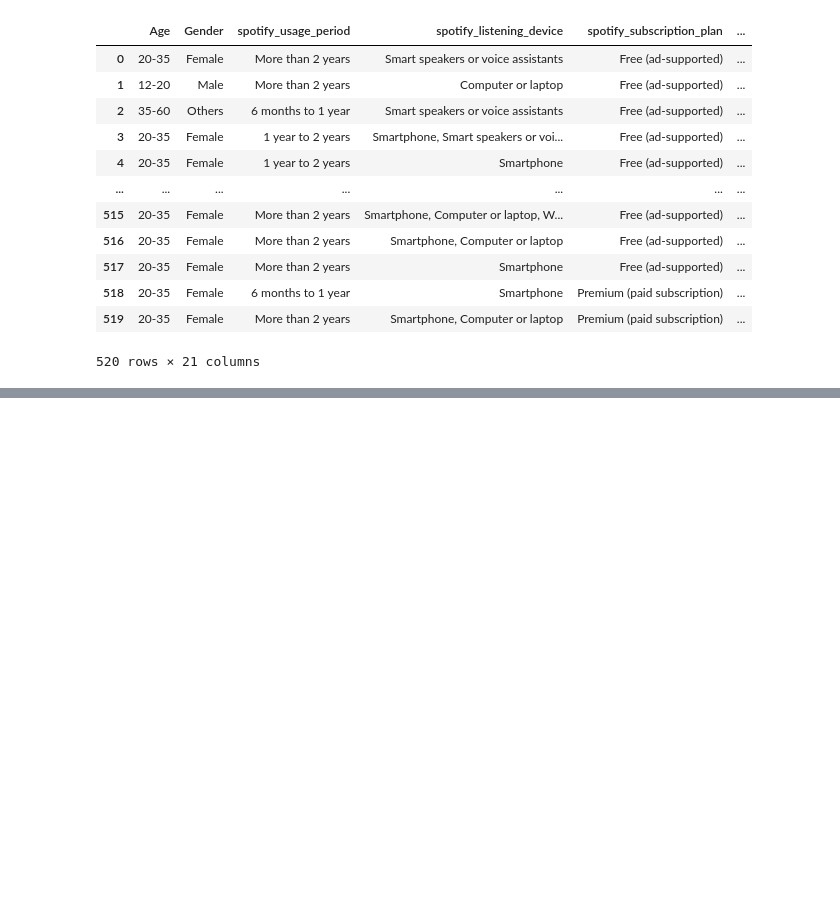
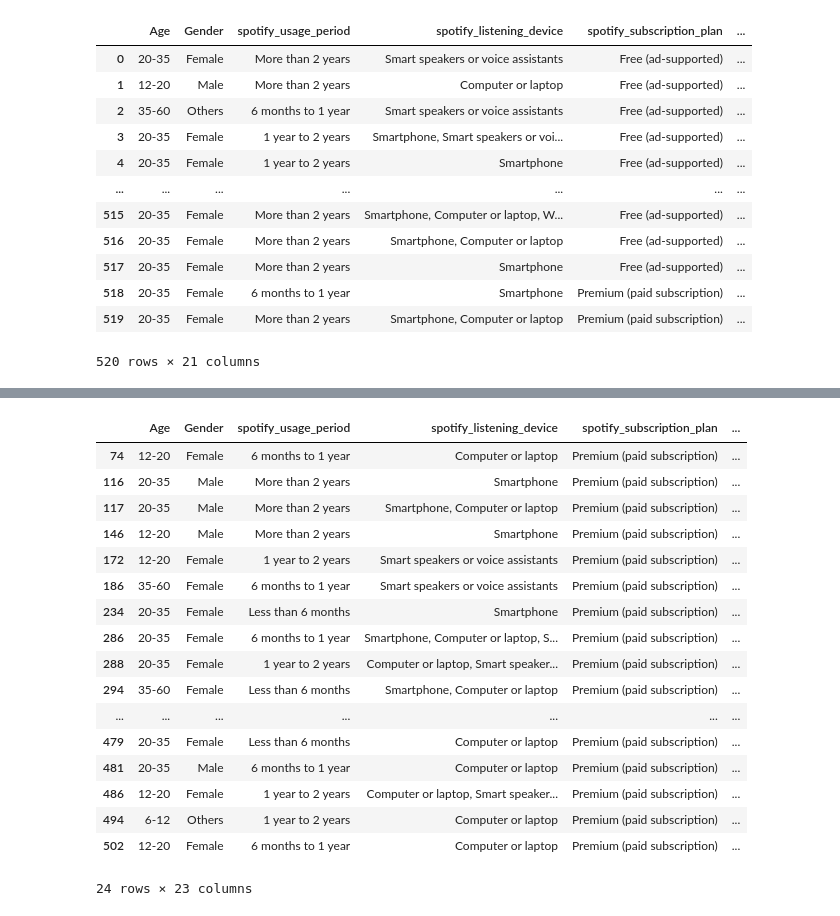
Before and after one commit to Joy-9707/sparta_practice, a Jupyter notebook: 실전프로젝트/spotify.ipynb, the cells around one changed output, grey strips where cells are left out. Saved outputs shown, nothing was run; the diff lists cells and outputs as text; code cells hidden in the pictures; blank space fills up the shorter version.

```diff
--- a/실전프로젝트/spotify.ipynb
+++ b/실전프로젝트/spotify.ipynb
@@ -428,0 +571,3 @@ df
+# %%
+df = random_numbers(df)
+df.loc[:,['spotify_usage_period','Frequency']].head()
@@ -428,0 +581,23 @@ df
+# %%
+# monetary 계산
+
+def calculate_price(df):
+    df['purchased'] = None
+
+    for index, row in df.iterrows():
+        if (row['spotify_subscription_plan'] == 'Premium (paid subscription)' and row['premium_sub_willingness'] == 'Yes'):
+            df.at[index, 'purchased'] = row['premium_price']
+        elif(row['spotify_subscription_plan'] == 'Premium (paid subscription)' and row['premium_sub_willingness'] == 'No'):
+            df.at[index, 'purchased'] = row['premium_price']  # (17/24)
+        elif(row['spotify_subscription_plan'] == 'Free (ad-supported)'):
+            df.at[index, 'purchased'] = 0
+
+    df['purchased'].fillna(value=119, inplace=True)
+    # mask = (df['spotify_subscription_plan'] == 'Free (ad-supported)' & (df['premium_sub_willingness'] == 'Yes'))
+
+    # df.loc[mask, 'purchased'] = df.loc[mask, 'premium_price']
+
+    return df
+# %%
+df = calculate_price(df)
+df.loc[:,['spotify_subscription_plan','premium_sub_willingness', 'preffered_premium_plan', 'purchased']]
@@ -428,0 +640,21 @@ df
+# %%
+df[(df['spotify_subscription_plan']=='Premium (paid subscription)') & (df['premium_sub_willingness'] == 'No')]
+# %% [output]
+|  | Age | Gender | spotify_usage_period | spotify_listening_device | spotify_subscription_plan | ... |
+| 74 | 12-20 | Female | 6 months to 1 year | Computer or laptop | Premium (paid subscription) | ... |
+| 116 | 20-35 | Male | More than 2 years | Smartphone | Premium (paid subscription) | ... |
+| 117 | 20-35 | Male | More than 2 years | Smartphone, Computer or laptop | Premium (paid subscription) | ... |
+| 146 | 12-20 | Male | More than 2 years | Smartphone | Premium (paid subscription) | ... |
+| 172 | 12-20 | Female | 1 year to 2 years | Smart speakers or voice assistants | Premium (paid subscription) | ... |
+| 186 | 35-60 | Female | 6 months to 1 year | Smart speakers or voice assistants | Premium (paid subscription) | ... |
+| 234 | 20-35 | Female | Less than 6 months | Smartphone | Premium (paid subscription) | ... |
+| 286 | 20-35 | Female | 6 months to 1 year | Smartphone, Computer or laptop, S... | Premium (paid subscription) | ... |
+| 288 | 20-35 | Female | 1 year to 2 years | Computer or laptop, Smart speaker... | Premium (paid subscription) | ... |
+| 294 | 35-60 | Female | Less than 6 months | Smartphone, Computer or laptop | Premium (paid subscription) | ... |
+| ... | ... | ... | ... | ... | ... | ... |
+| 479 | 20-35 | Female | Less than 6 months | Computer or laptop | Premium (paid subscription) | ... |
+| 481 | 20-35 | Male | 6 months to 1 year | Computer or laptop | Premium (paid subscription) | ... |
+| 486 | 12-20 | Female | 1 year to 2 years | Computer or laptop, Smart speaker... | Premium (paid subscription) | ... |
+| 494 | 6-12 | Others | 1 year to 2 years | Computer or laptop | Premium (paid subscription) | ... |
+| 502 | 12-20 | Female | 6 months to 1 year | Computer or laptop | Premium (paid subscription) | ... |
+24 rows × 23 columns
```
Also changed, not shown: parts of 46 cells of this notebook, 3 other files.
